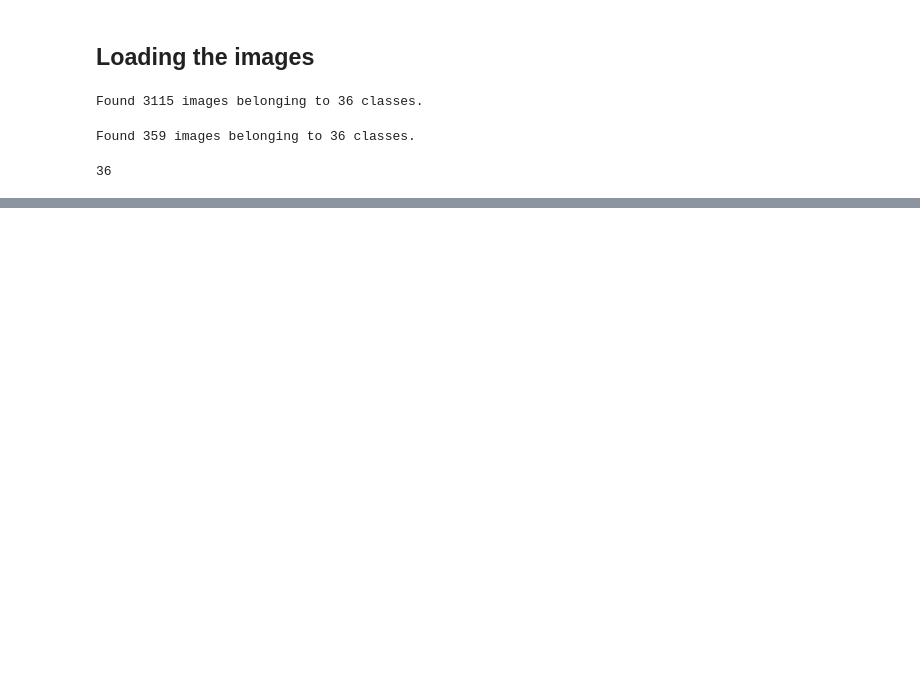
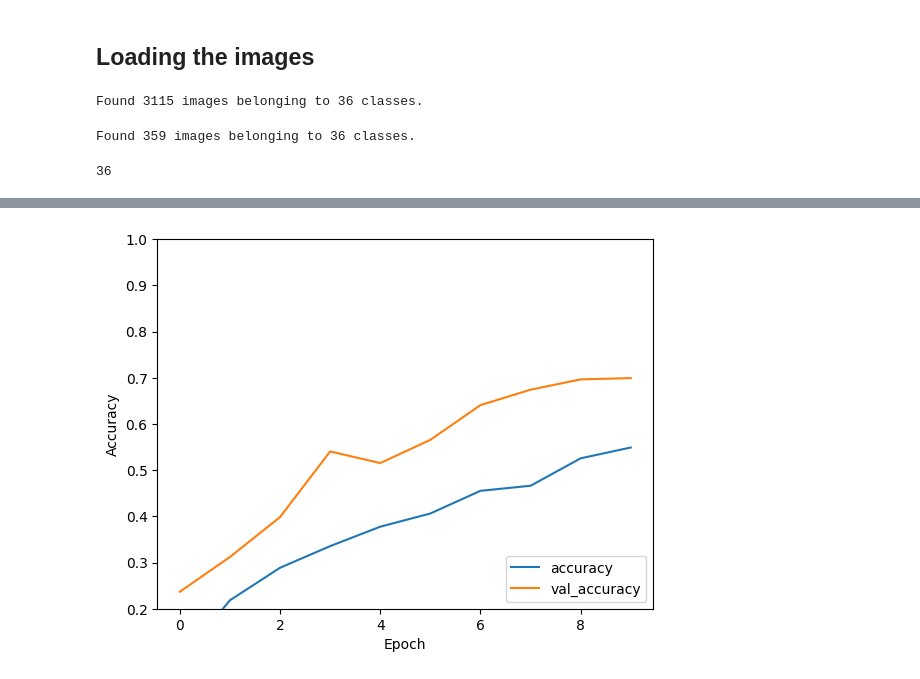
Before and after one commit to AnithPrakash/ICTAK, a Jupyter notebook: Case_study03/Case_Study_03.ipynb, the cells around one changed output, grey strips where cells are left out. Drawn from its saved outputs; the diff is of its cells as text; code cells hidden in the pictures; blank space fills up the shorter version.

```diff
--- a/Case_study03/Case_Study_03.ipynb
+++ b/Case_study03/Case_Study_03.ipynb
@@ -122,20 +122,16 @@ num_class
 model1=models.Sequential()
 
 # First Hidden Layers
-model1.add(layers.Conv2D(64, (3, 3),activation='relu',input_shape=(255, 225, 3)))
-model1.add(layers.MaxPooling2D((2, 2)))
+model1.add(layers.Conv2D(64, (3, 3),activation='relu',input_shape=(img_height,img_width,3)))
+model1.add(layers.MaxPooling2D((4, 4)))
 
 #Second hidden layers
 model1.add(layers.Conv2D(128,(3, 3),activation='relu'))
-model1.add(layers.MaxPooling2D((2, 2)))
+model1.add(layers.MaxPooling2D((4, 4)))
 
 #Third Hidden Layers
-model1.add(layers.Conv2D(64,(3,3),activation="relu"))
-model1.add(layers.MaxPooling2D((2,2)))
-
-#Fourth Hidden Layers
 model1.add(layers.Conv2D(64,(3,3),activation='relu',padding='same'))
-model1.add(layers.MaxPooling2D((2,2)))
+model1.add(layers.MaxPooling2D((4,4)))
 
 # Flatten and add dense layers
 
@@ -170,14 +168,16 @@ Model: "sequential_18"
+# %%
+optim=Adam(learning_rate=0.0013)
 # %%
 model1.compile(
-    optimizer="adam",
+    optimizer=optim,
     loss='categorical_crossentropy',
     metrics=['accuracy']
 )
 # %%
-model1.fit(
+histroy=model1.fit(
     train_data,
     epochs=10,
-    validation_data=test_data,
+    validation_data=test_data
 )
 # %% [output]
 Epoch 1/10
@@ -189,0 +210,10 @@ Input 0 of layer "dense_26" is incompatible with the layer: expected axis -1 of
+# %%
+plt.plot(histroy.history['accuracy'], label='accuracy')
+plt.plot(histroy.history['val_accuracy'], label='val_accuracy')
+plt.xlabel('Epoch')
+plt.ylabel('Accuracy')
+plt.ylim([0.2, 1])
+plt.legend(loc='lower right')
+plt.show()
+# %% [output]
+[figure, added]
```
Also changed, not shown: parts of 8 cells of this notebook.
